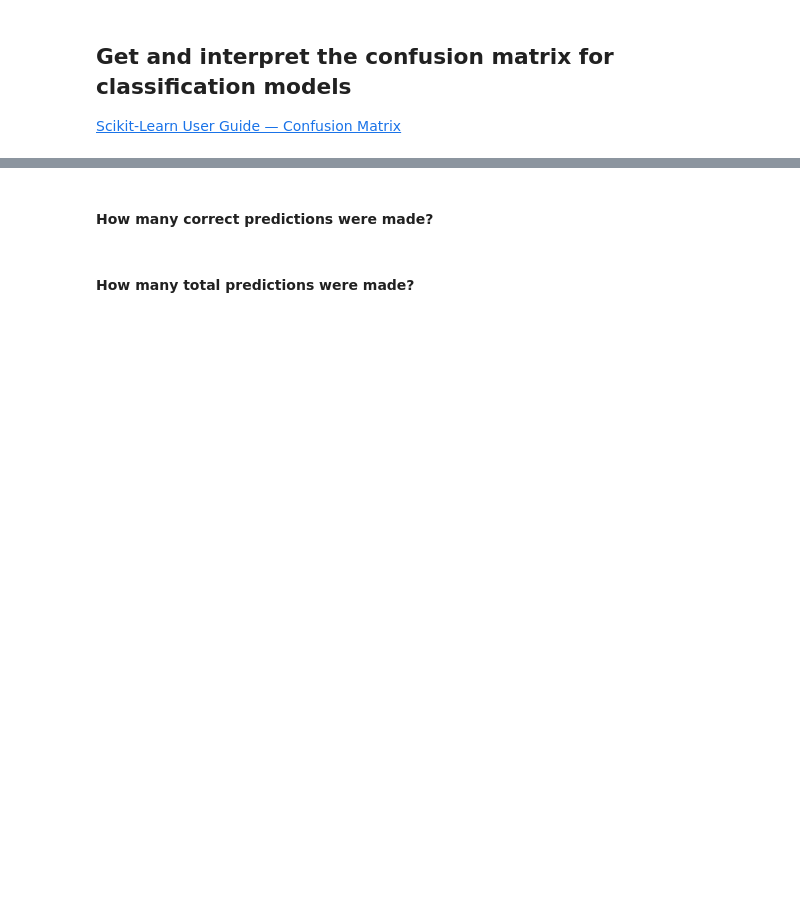
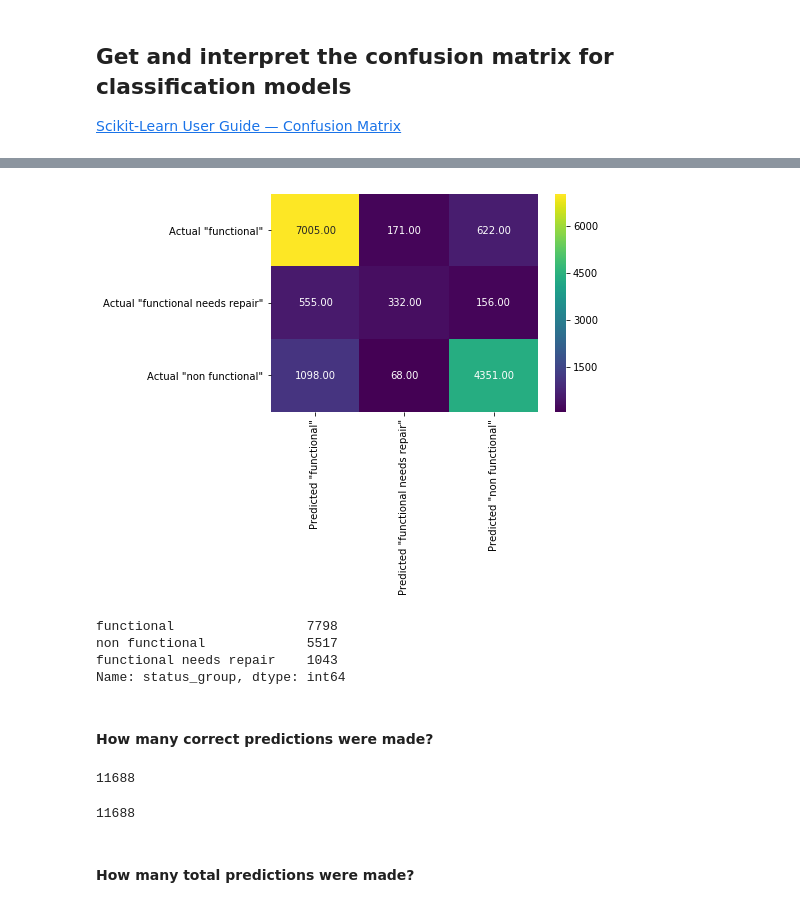
Before and after one commit to bloominstituteoftechnology/DS-Unit-2-Tree-Ensembles, a Jupyter notebook: module3-confusion-matrix/confusion_matrix.ipynb, the cells around one changed output, grey strips where cells are left out. Saved outputs shown, nothing was run; the diff lists cells and outputs as text; code cells hidden in the pictures; blank space fills up the shorter version.

```diff
--- a/module3-confusion-matrix/confusion_matrix.ipynb
+++ b/module3-confusion-matrix/confusion_matrix.ipynb
@@ -122,4 +204,23 @@ print('Validation Accuracy', accuracy_score(y_val, y_pred))
+# %%
+plot_confusion_matrix(y_val, y_pred)
+# %% [output]
+[figure, added]
+# %%
+y_val.value_counts()
+# %% [output]
+functional                 7798
+non functional             5517
+functional needs repair    1043
+Name: status_group, dtype: int64
 # %% [markdown]
 #### How many correct predictions were made?
+# %%
+7005 + 332 + 4351
+# %% [output]
+11688
+# %%
+sum(y_val == y_pred)
+# %% [output]
+11688
 # %% [markdown]
 #### How many total predictions were made?
```
Also changed, not shown: parts of 38 cells of this notebook.
